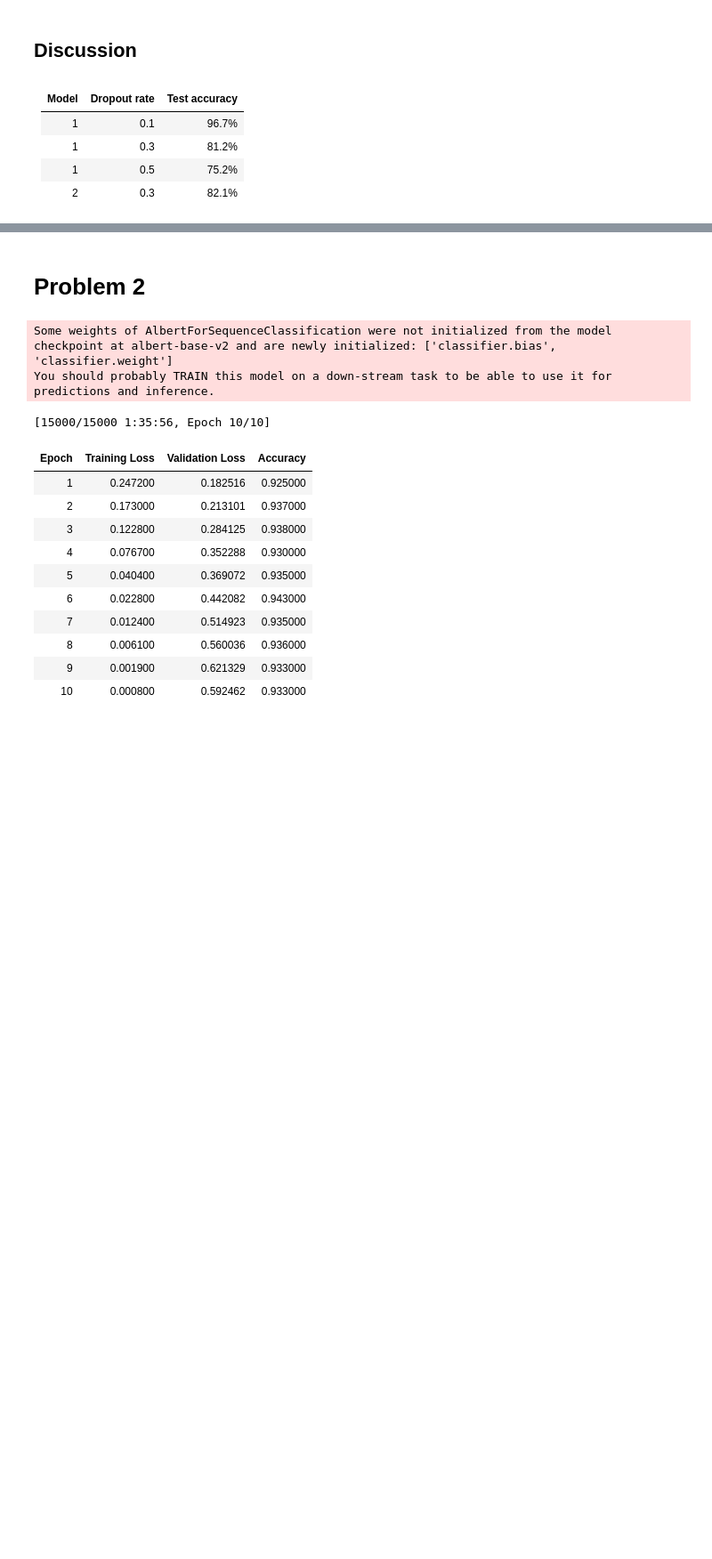
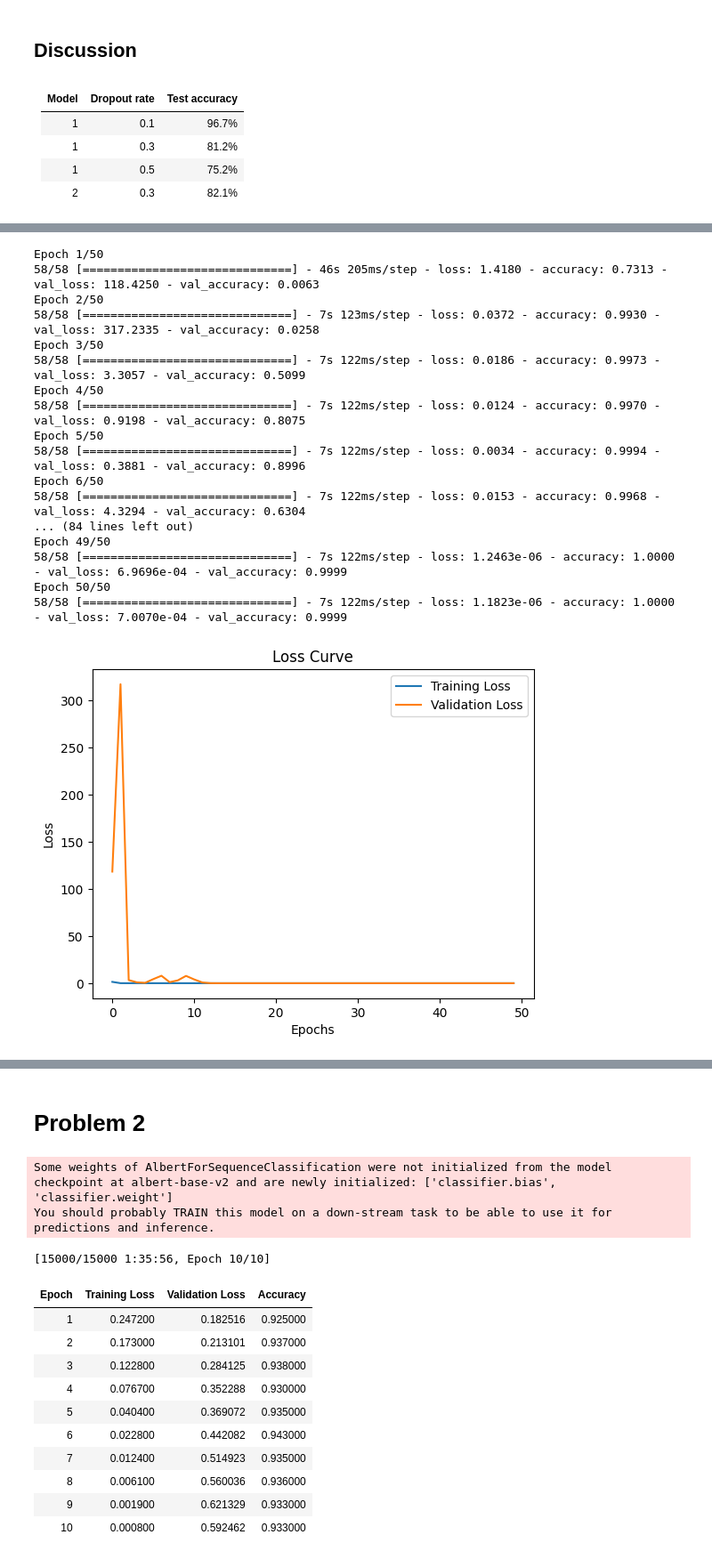
Before and after one commit to yimianxyz/sysen6888, a Jupyter notebook: main.ipynb, the cells around one changed output, grey strips where cells are left out. Shown at 89% size. Cells and saved outputs as stored; diff of their text form; code cells hidden in the pictures; blank space fills up the shorter version.

```diff
--- a/main.ipynb
+++ b/main.ipynb
@@ -229,0 +262,24 @@ EfficientNetB1: Params=8084490, Time=1.8686602115631104, Accuracy=0.964871287345
+# %%
+# Create and train InceptionV3
+inception_base = InceptionV3(weights='imagenet', include_top=False, input_shape=(75, 75, 3))
+inception_params, inception_time, inception_acc = create_and_train_model(inception_base, train_gen, test_gen, freeze_layers=False)
+print(f"InceptionV3: Params={inception_params}, Time={inception_time}, Accuracy={inception_acc}")
+# %% [output]
+Epoch 1/50
+58/58 [==============================] - 46s 205ms/step - loss: 1.4180 - accuracy: 0.7313 - val_loss: 118.4250 - val_accuracy: 0.0063
+Epoch 2/50
+58/58 [==============================] - 7s 123ms/step - loss: 0.0372 - accuracy: 0.9930 - val_loss: 317.2335 - val_accuracy: 0.0258
+Epoch 3/50
+58/58 [==============================] - 7s 122ms/step - loss: 0.0186 - accuracy: 0.9973 - val_loss: 3.3057 - val_accuracy: 0.5099
+Epoch 4/50
+58/58 [==============================] - 7s 122ms/step - loss: 0.0124 - accuracy: 0.9970 - val_loss: 0.9198 - val_accuracy: 0.8075
+Epoch 5/50
+58/58 [==============================] - 7s 122ms/step - loss: 0.0034 - accuracy: 0.9994 - val_loss: 0.3881 - val_accuracy: 0.8996
+Epoch 6/50
+58/58 [==============================] - 7s 122ms/step - loss: 0.0153 - accuracy: 0.9968 - val_loss: 4.3294 - val_accuracy: 0.6304
+... (84 lines left out)
+Epoch 49/50
+58/58 [==============================] - 7s 122ms/step - loss: 1.2463e-06 - accuracy: 1.0000 - val_loss: 6.9696e-04 - val_accuracy: 0.9999
+Epoch 50/50
+58/58 [==============================] - 7s 122ms/step - loss: 1.1823e-06 - accuracy: 1.0000 - val_loss: 7.0070e-04 - val_accuracy: 0.9999
+[figure, added]
```
Also changed, not shown: parts of 8 cells of this notebook.
